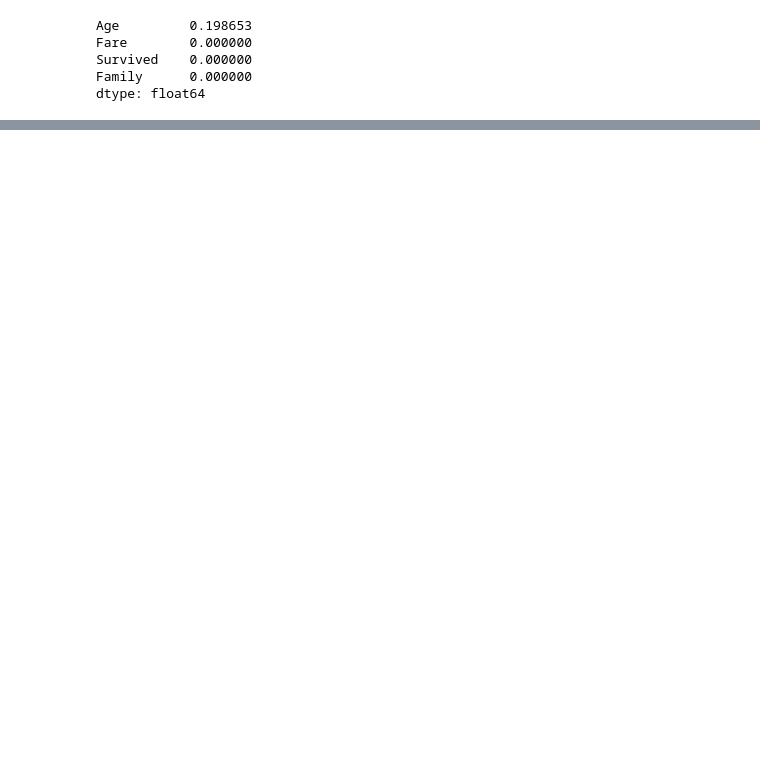
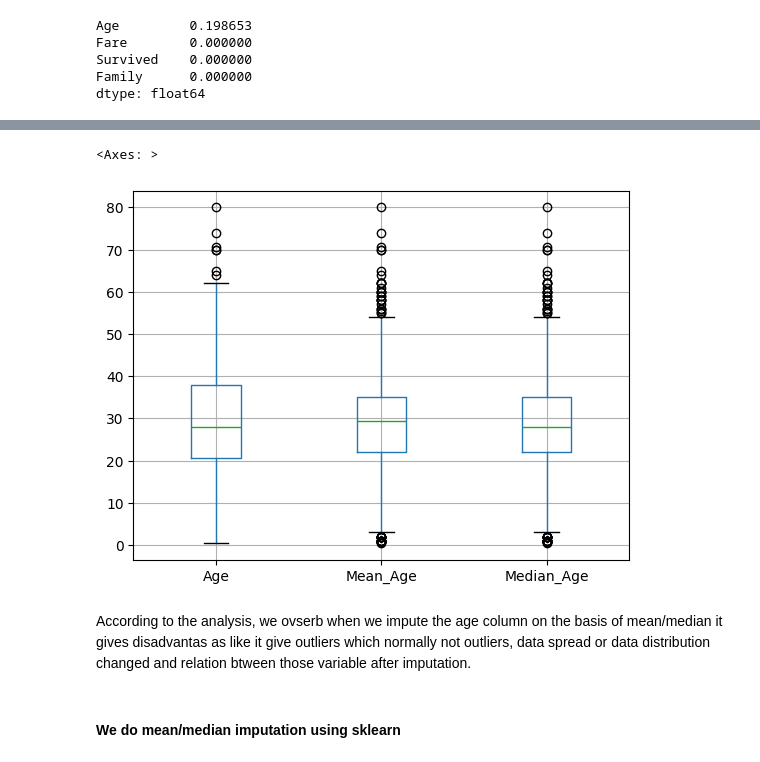
Before and after one commit to Shekhar7017/EDA, a Jupyter notebook: FeatureEngineering.ipynb, the cells around one changed output, grey strips where cells are left out. Drawn from its saved outputs; the diff is of its cells as text; code cells hidden in the pictures; blank space fills up the shorter version.

```diff
--- a/FeatureEngineering.ipynb
+++ b/FeatureEngineering.ipynb
@@ -1189,0 +1251,9 @@ X_train,X_test,y_train,y_test = train_test_split(X,y,test_size=0.25, random_stat
+# %%
+X_train[['Age','Mean_Age','Median_Age']].boxplot()
+# %% [output]
+<Axes: >
+[figure, added]
+# %% [markdown]
+According to the analysis, we ovserb when we impute the age column on the basis of mean/median it gives disadvantas as like it give outliers which normally not outliers, data spread or data distribution changed and relation btween those variable after imputation.
+# %% [markdown]
+#### We do mean/median imputation using sklearn
```
Also changed, not shown: parts of 17 cells of this notebook.
